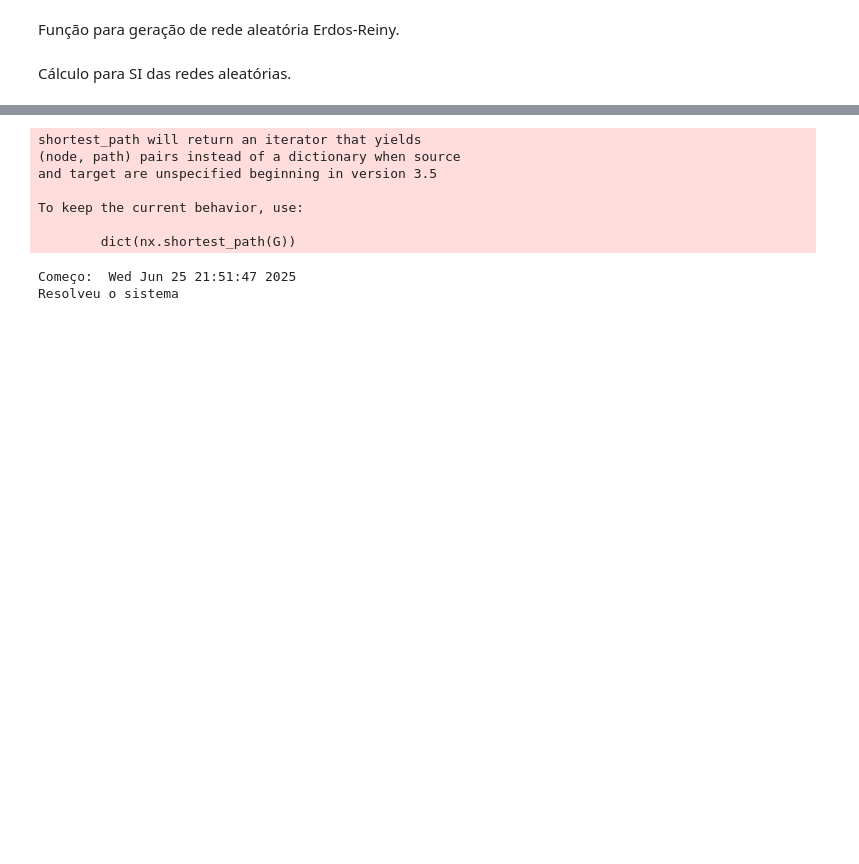
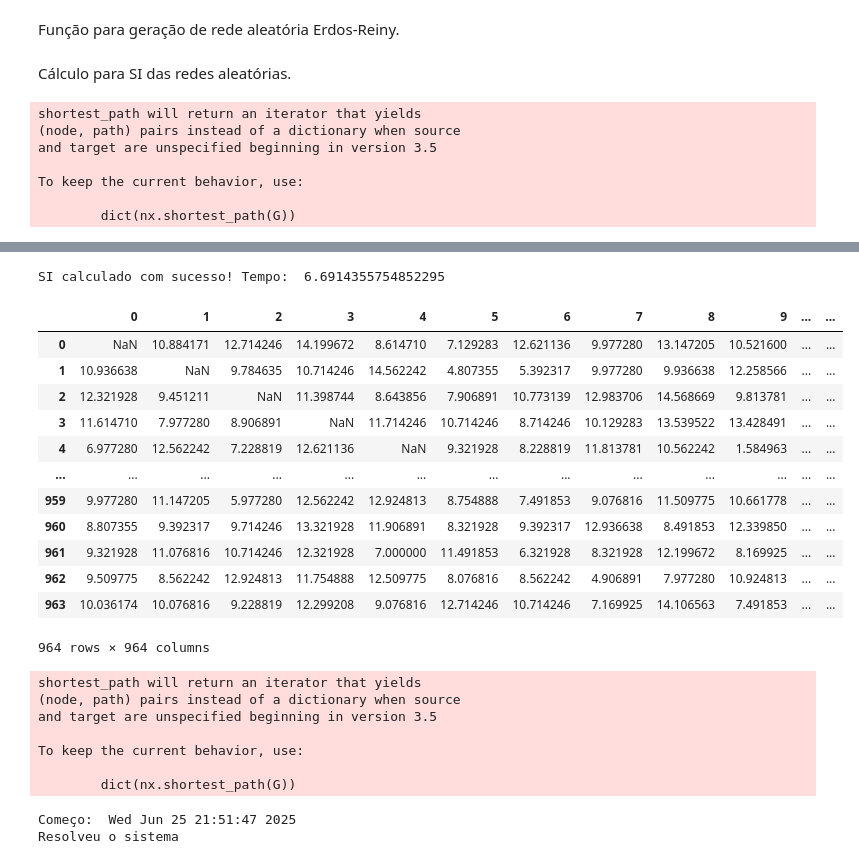
Before and after one commit to lucianoacsilva/complex-networks-2021, a Jupyter notebook: final_assessment/final_assessment.ipynb, the cells around one changed output, grey strips where cells are left out. Saved outputs shown, nothing was run; the diff lists cells and outputs as text; code cells hidden in the pictures; blank space fills up the shorter version.

```diff
--- a/final_assessment/final_assessment.ipynb
+++ b/final_assessment/final_assessment.ipynb
@@ -367,3 +369,20 @@ GER_guara = generate_er(guara_dual.number_of_nodes(), medidas_guara[0])
 GER_sao_caetano = generate_er(sao_caetano_dual.number_of_nodes(), medidas_sao_caetano[0])
 # %% [markdown]
 Cálculo para SI das redes aleatórias.
+# %%
+GER_corumbatai_sf = search_information(
+    sp = dict(nx.shortest_path(GER_corumbatai)),
+    adjacency = nx.adjacency_matrix(GER_corumbatai).todense(),
+    has_memory=True
+)
+
+GER_corumbatai_sf_df = pd.DataFrame(GER_corumbatai_sf)
+GER_corumbatai_sf_df
+# %% [output]
+shortest_path will return an iterator that yields
+(node, path) pairs instead of a dictionary when source
+and target are unspecified beginning in version 3.5
+
+To keep the current behavior, use:
+
+        dict(nx.shortest_path(G))
@@ -369,0 +391,14 @@ Cálculo para SI das redes aleatórias.
+SI calculado com sucesso! Tempo:  6.6914355754852295
+|  | 0 | 1 | 2 | 3 | 4 | 5 | 6 | 7 | 8 | 9 | ... | ... |
+| 0 | NaN | 10.884171 | 12.714246 | 14.199672 | 8.614710 | 7.129283 | 12.621136 | 9.977280 | 13.147205 | 10.521600 | ... | ... |
+| 1 | 10.936638 | NaN | 9.784635 | 10.714246 | 14.562242 | 4.807355 | 5.392317 | 9.977280 | 9.936638 | 12.258566 | ... | ... |
+| 2 | 12.321928 | 9.451211 | NaN | 11.398744 | 8.643856 | 7.906891 | 10.773139 | 12.983706 | 14.568669 | 9.813781 | ... | ... |
+| 3 | 11.614710 | 7.977280 | 8.906891 | NaN | 11.714246 | 10.714246 | 8.714246 | 10.129283 | 13.539522 | 13.428491 | ... | ... |
+| 4 | 6.977280 | 12.562242 | 7.228819 | 12.621136 | NaN | 9.321928 | 8.228819 | 11.813781 | 10.562242 | 1.584963 | ... | ... |
+| ... | ... | ... | ... | ... | ... | ... | ... | ... | ... | ... | ... | ... |
+| 959 | 9.977280 | 11.147205 | 5.977280 | 12.562242 | 12.924813 | 8.754888 | 7.491853 | 9.076816 | 11.509775 | 10.661778 | ... | ... |
+| 960 | 8.807355 | 9.392317 | 9.714246 | 13.321928 | 11.906891 | 8.321928 | 9.392317 | 12.936638 | 8.491853 | 12.339850 | ... | ... |
+| 961 | 9.321928 | 11.076816 | 10.714246 | 12.321928 | 7.000000 | 11.491853 | 6.321928 | 8.321928 | 12.199672 | 8.169925 | ... | ... |
+| 962 | 9.509775 | 8.562242 | 12.924813 | 11.754888 | 12.509775 | 8.076816 | 8.562242 | 4.906891 | 7.977280 | 10.924813 | ... | ... |
+| 963 | 10.036174 | 10.076816 | 9.228819 | 12.299208 | 9.076816 | 12.714246 | 10.714246 | 7.169925 | 14.106563 | 7.491853 | ... | ... |
+964 rows × 964 columns
```
Also changed, not shown: parts of 20 cells of this notebook.
